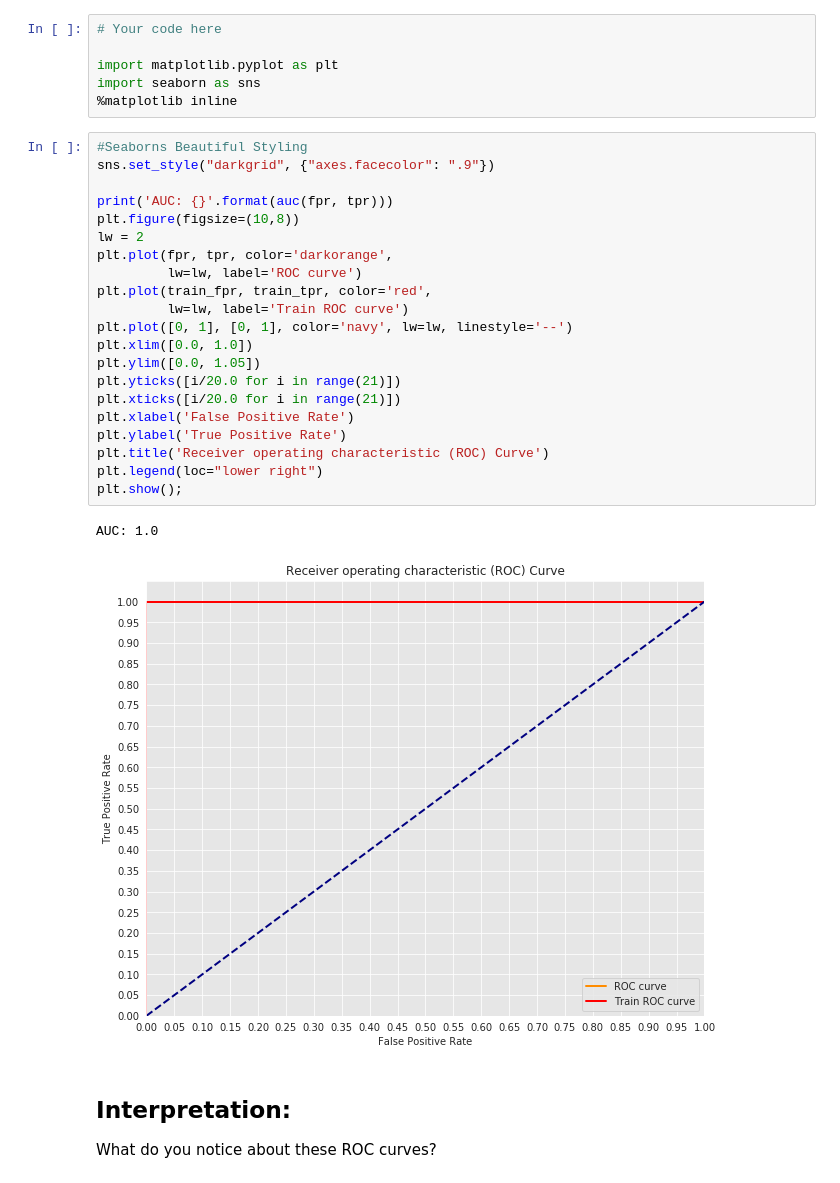
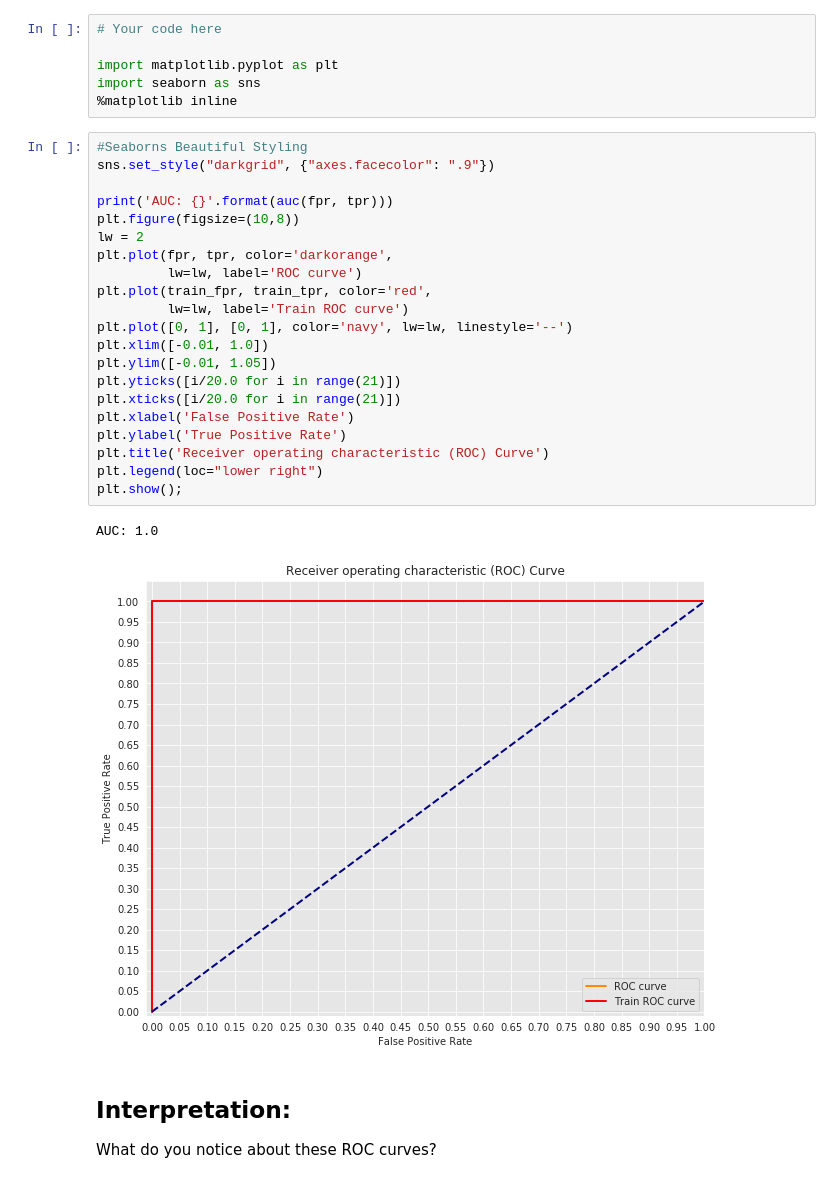
Before and after one commit to as6140/dsc-3-29-09-roc-curves-and-auc-lab-seattle-ds-career-040119, a Jupyter notebook: index.ipynb, the cells around one changed output. Saved outputs shown, nothing was run; the diff lists cells and outputs as text.

```diff
--- a/index.ipynb
+++ b/index.ipynb
@@ -97,27 +97,27 @@ import seaborn as sns
 # %%
 #Seaborns Beautiful Styling
 sns.set_style("darkgrid", {"axes.facecolor": ".9"})
 
 print('AUC: {}'.format(auc(fpr, tpr)))
 plt.figure(figsize=(10,8))
 lw = 2
 plt.plot(fpr, tpr, color='darkorange',
          lw=lw, label='ROC curve')
 plt.plot(train_fpr, train_tpr, color='red',
          lw=lw, label='Train ROC curve')
 plt.plot([0, 1], [0, 1], color='navy', lw=lw, linestyle='--')
-plt.xlim([0.0, 1.0])
-plt.ylim([0.0, 1.05])
+plt.xlim([-0.01, 1.0])
+plt.ylim([-0.01, 1.05])
 plt.yticks([i/20.0 for i in range(21)])
 plt.xticks([i/20.0 for i in range(21)])
 plt.xlabel('False Positive Rate')
 plt.ylabel('True Positive Rate')
 plt.title('Receiver operating characteristic (ROC) Curve')
 plt.legend(loc="lower right")
 plt.show();
 # %% [output]
 AUC: 1.0
-[figure, old version]
+[figure, new version]
 # %% [markdown]
 ## Interpretation:
 
```
Also changed, not shown: parts of 1 cell of this notebook.
